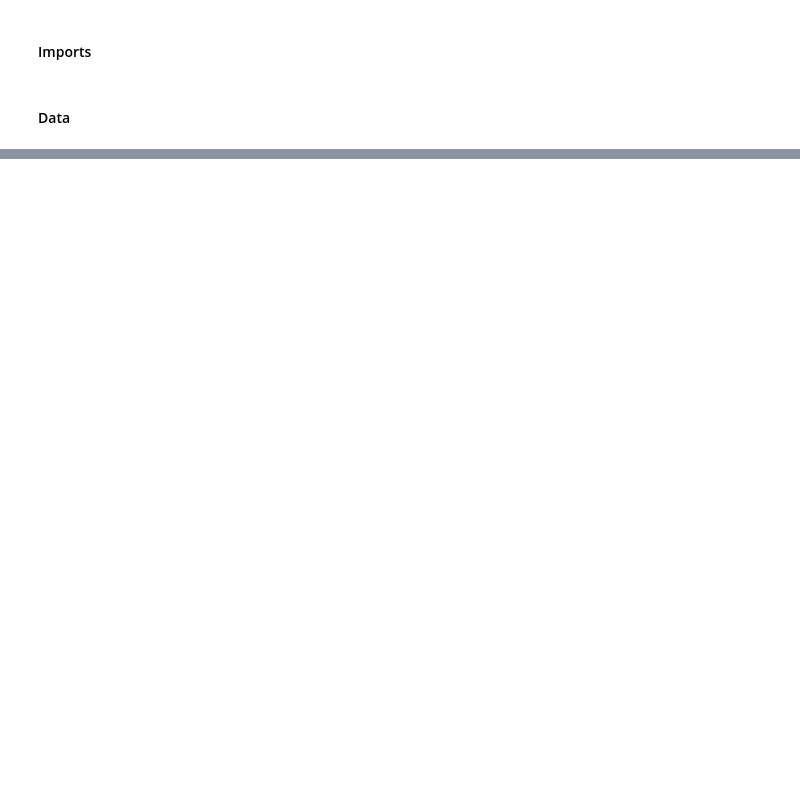
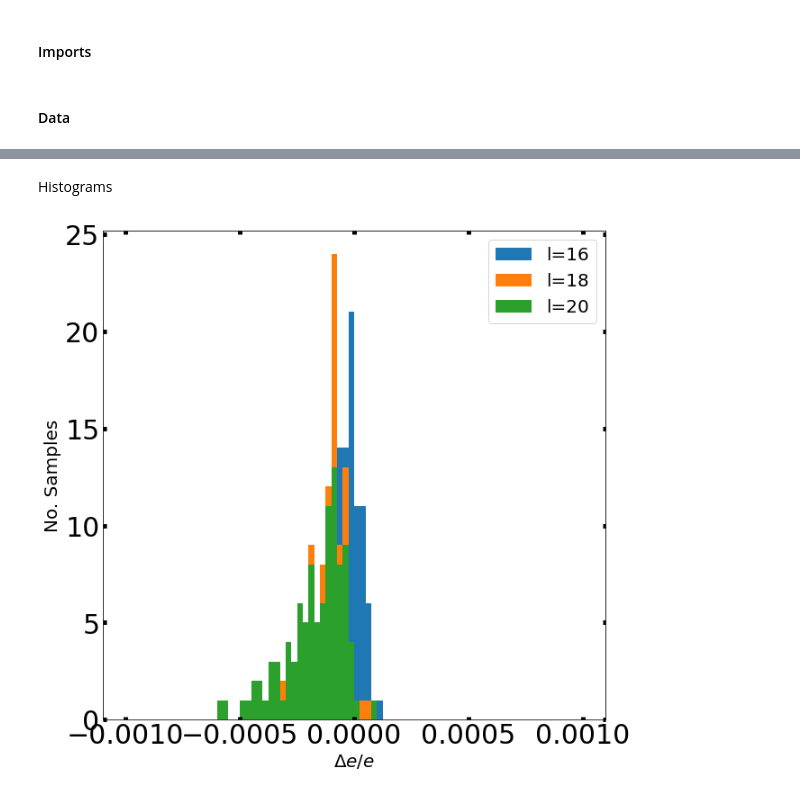
Before and after one commit to emacosta95/dft_for_ising, a Jupyter notebook: dft_ising_2nn_analysis.ipynb, the cells around one changed output, grey strips where cells are left out. Drawn from its saved outputs; the diff is of its cells as text; code cells hidden in the pictures; blank space fills up the shorter version.

```diff
--- a/dft_ising_2nn_analysis.ipynb
+++ b/dft_ising_2nn_analysis.ipynb
@@ -146,25 +22,0 @@ mf error= 0.39546644277160137
-# %%
-fig=plt.figure(figsize=(10,10))
-for i,l in enumerate(ls):
-    e_av=np.average((min_energy[l]-gs_energy[l])/np.abs(gs_energy[l]),axis=1)
-    plt.plot(epochs[i],e_av,label=f'l={l}',linewidth=3)
-plt.legend(fontsize=20)
-plt.xlabel(r'$t$',fontsize=40)
-plt.ylabel(r'$\langle\frac{\Delta e}{ e }\rangle$',fontsize=40)
-
-plt.tick_params(
-            top=True,
-            right=True,
-            labeltop=False,
-            labelright=False,
-            direction="in",
-            labelsize=20,
-            width=5,
-        )
-plt.xticks([0,10000,20000,30000,40000,50000,60000,80000],[r'$0$',r'$1 \cdot 10^4$',r'$2 \cdot 10^4$',r'$3 \cdot 10^4$',r'$4 \cdot 10^4$',r'$5 \cdot 10^4$',r'$6 \cdot 10^4$',r'$8 \cdot 10^4$'])
-plt.yticks([0.01,0.005,0.001],[r'$10^{-2}$',r'$5 \cdot 10^{-3}$',r'$ 10^{-3}$'])
-plt.axhline(-0.00,color='red',label='zero')
-plt.axhline(-0.003,color='red',linestyle='--',label=r'$0.3 \%$ error')
-#plt.semilogy()
-plt.legend(fontsize=20)
-plt.show()
@@ -420,0 +91,20 @@ plt.show()
+# %% [markdown]
+Histograms
+# %%
+plt.figure(figsize=(10,10))
+for i in range(0,6,2):
+    plt.hist(de_diff[i],bins=80,label=f'l={ls[i]}',range=(-0.001,0.001))
+plt.xlabel(r'$\Delta e/e$',fontsize=20)
+plt.legend(fontsize=20)
+plt.ylabel('No. Samples',fontsize=20)
+plt.tick_params(
+            top=True,
+            right=True,
+            labeltop=False,
+            labelright=False,
+            direction="in",
+            labelsize=30,
+            width=5,
+        )
+# %% [output]
+[figure, added]
```
Also changed, not shown: parts of 151 cells of this notebook, 13 other files.
